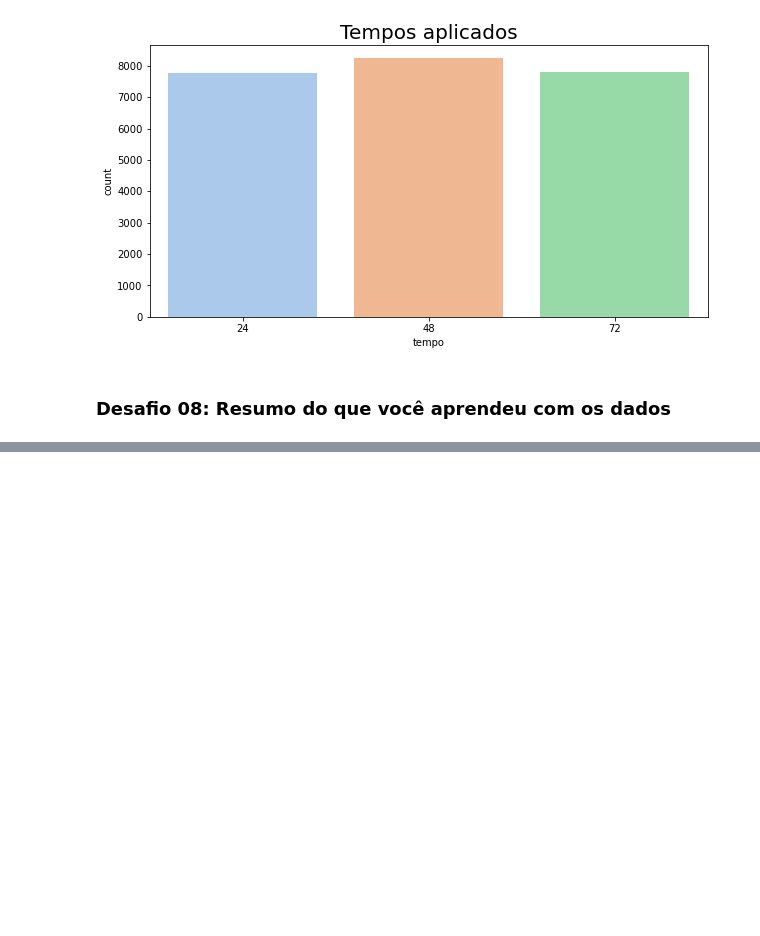
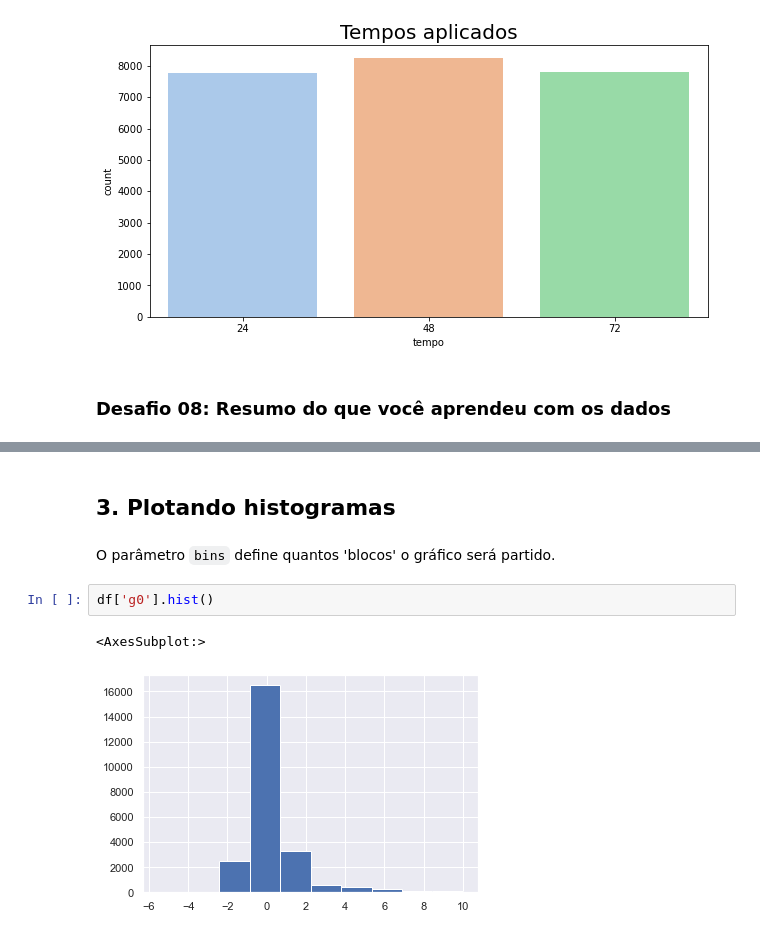
Before and after one commit to gabicgama/projeto-imersao-dados, a Jupyter notebook: Projeto-Imersão-Dados.ipynb, the cells around one changed output, grey strips where cells are left out. Drawn from its saved outputs; the diff is of its cells as text; blank space fills up the shorter version.

```diff
--- a/Projeto-Imersão-Dados.ipynb
+++ b/Projeto-Imersão-Dados.ipynb
@@ -268,0 +370,9 @@ sns.countplot(data=df,x='tempo', palette ='pastel');
+# %% [markdown]
+## 3. Plotando histogramas
+# %% [markdown]
+O parâmetro ``bins`` define quantos 'blocos' o gráfico será partido.
+# %%
+df['g0'].hist()
+# %% [output]
+<AxesSubplot:>
+[figure, added]
```
Also changed, not shown: parts of 55 cells of this notebook.
